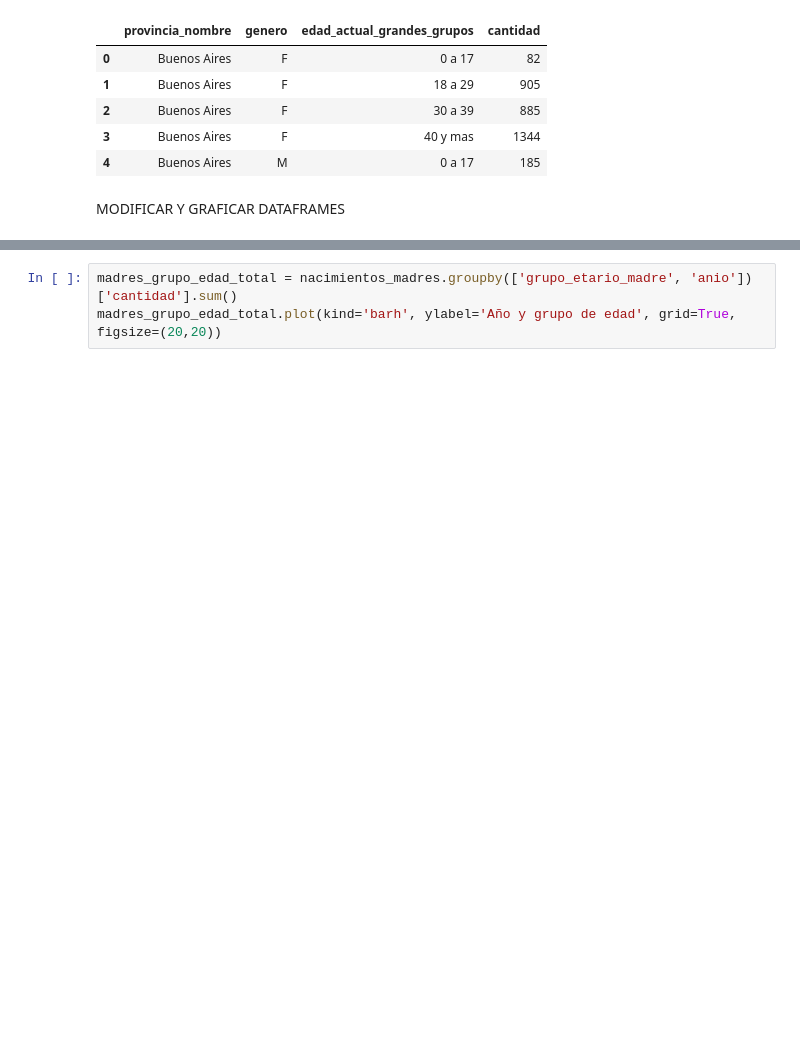
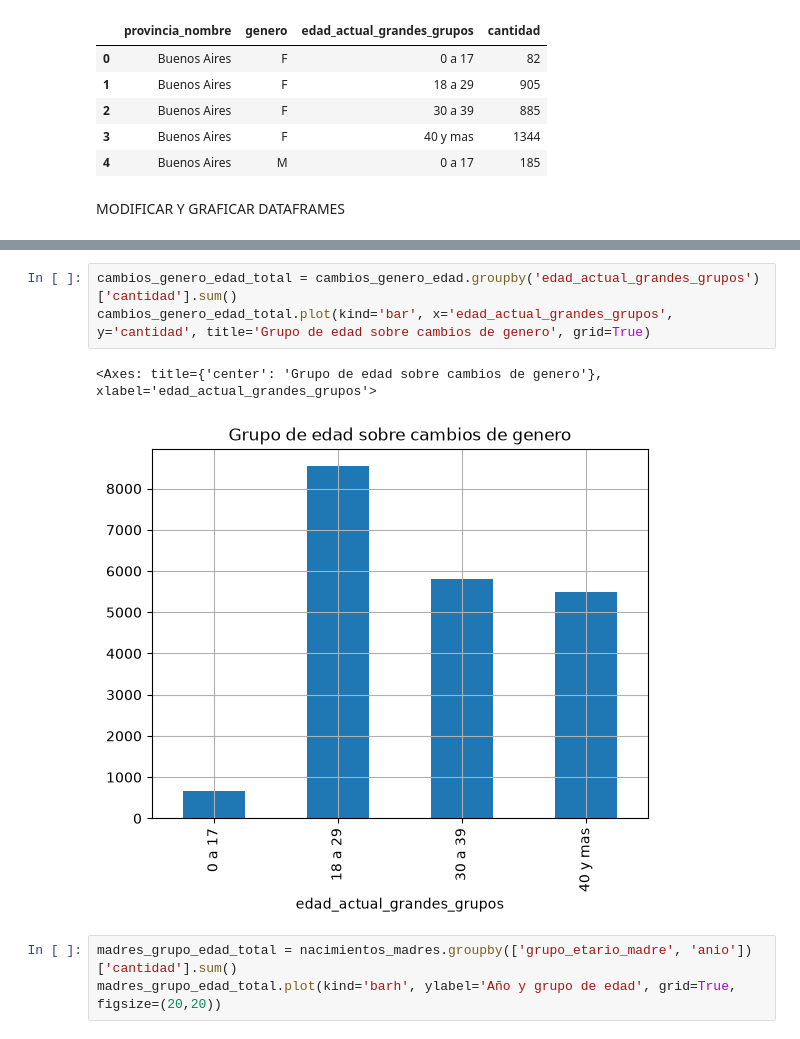
Before and after one commit to TomasVerniano/ANALISIS_POBLACION_ARGENTINA_AED, a Jupyter notebook: poblacion_nb.ipynb, the cells around one changed output, grey strips where cells are left out. Saved outputs shown, nothing was run; the diff lists cells and outputs as text; blank space fills up the shorter version.

```diff
--- a/poblacion_nb.ipynb
+++ b/poblacion_nb.ipynb
@@ -136,3 +83,9 @@ MODIFICAR Y GRAFICAR DATAFRAMES
+# %%
+cambios_genero_edad_total = cambios_genero_edad.groupby('edad_actual_grandes_grupos')['cantidad'].sum()
+cambios_genero_edad_total.plot(kind='bar', x='edad_actual_grandes_grupos', y='cantidad', title='Grupo de edad sobre cambios de genero', grid=True)
+# %% [output]
+<Axes: title={'center': 'Grupo de edad sobre cambios de genero'}, xlabel='edad_actual_grandes_grupos'>
+[figure, added]
 # %%
 madres_grupo_edad_total = nacimientos_madres.groupby(['grupo_etario_madre', 'anio'])['cantidad'].sum()
 madres_grupo_edad_total.plot(kind='barh', ylabel='Año y grupo de edad', grid=True, figsize=(20,20))
```
Also changed, not shown: parts of 6 cells of this notebook.
